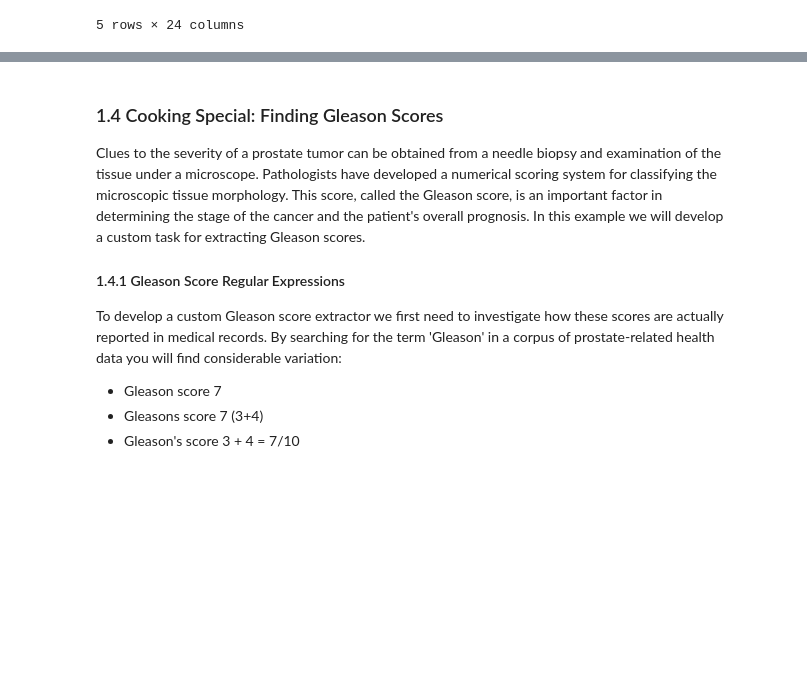
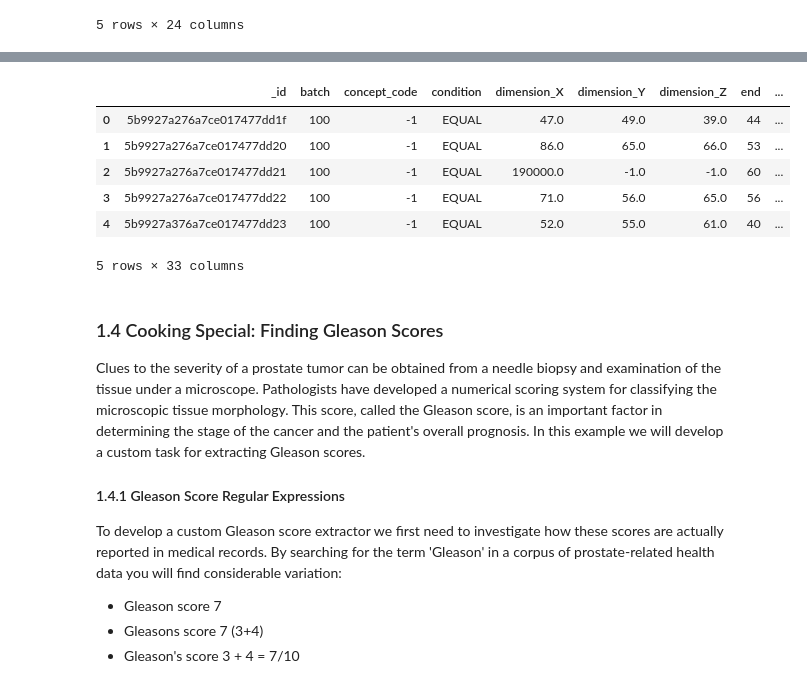
Before and after one commit to ClarityNLP/ClarityNLP, a Jupyter notebook: nlp/notebooks/cooking/Cooking with ClarityNLP - 091218.ipynb, the cells around one changed output, grey strips where cells are left out. Saved outputs shown, nothing was run; the diff lists cells and outputs as text; code cells hidden in the pictures; blank space fills up the shorter version.

```diff
--- a/nlp/notebooks/cooking/Cooking with ClarityNLP - 091218.ipynb
+++ b/nlp/notebooks/cooking/Cooking with ClarityNLP - 091218.ipynb
@@ -488,0 +515,26 @@ final_csv_df.head()
+# %%
+nlpql ='''
+limit 100;
+
+//phenotype name
+phenotype "Prostate Volume v3" version "1";
+
+//include Clarity main NLP libraries
+include ClarityCore version "1.0" called Clarity;
+include OHDSIHelpers version "1.0" called OHDSI;
+
+documentset Docs:
+    Clarity.createDocumentSet({
+        "report_types":["Pathology"]
+    });
+
+termset Prostate:
+  ["prostate"];
+
+define final PSADimensions:
+  Clarity.MeasurementFinder({
+    cohort:PSAPatients,
+    termset:[Prostate]
+    });
+'''
+run_result, main_csv, intermediate_csv, luigi = claritynlp.run_nlpql(nlpql)
@@ -489,3 +559,14 @@ final_csv_df.head()
+# %%
+final_csv_df = pd.read_csv(main_csv)
+final_csv_df.head()
+# %% [output]
+|  | _id | batch | concept_code | condition | dimension_X | dimension_Y | dimension_Z | end | ... |
+| 0 | 5b9927a276a7ce017477dd1f | 100 | -1 | EQUAL | 47.0 | 49.0 | 39.0 | 44 | ... |
+| 1 | 5b9927a276a7ce017477dd20 | 100 | -1 | EQUAL | 86.0 | 65.0 | 66.0 | 53 | ... |
+| 2 | 5b9927a276a7ce017477dd21 | 100 | -1 | EQUAL | 190000.0 | -1.0 | -1.0 | 60 | ... |
+| 3 | 5b9927a276a7ce017477dd22 | 100 | -1 | EQUAL | 71.0 | 56.0 | 65.0 | 56 | ... |
+| 4 | 5b9927a376a7ce017477dd23 | 100 | -1 | EQUAL | 52.0 | 55.0 | 61.0 | 40 | ... |
+5 rows × 33 columns
 # %% [markdown]
 ### 1.4 Cooking Special: Finding Gleason Scores
 Clues to the severity of a prostate tumor can be obtained from a needle biopsy and examination of the tissue under a microscope. Pathologists have developed a numerical scoring system for classifying the microscopic tissue morphology. This score, called the Gleason score, is an important factor in determining the stage of the cancer and the patient's overall prognosis. In this example we will develop a custom task for extracting Gleason scores.
```
Also changed, not shown: parts of 10 cells of this notebook.
